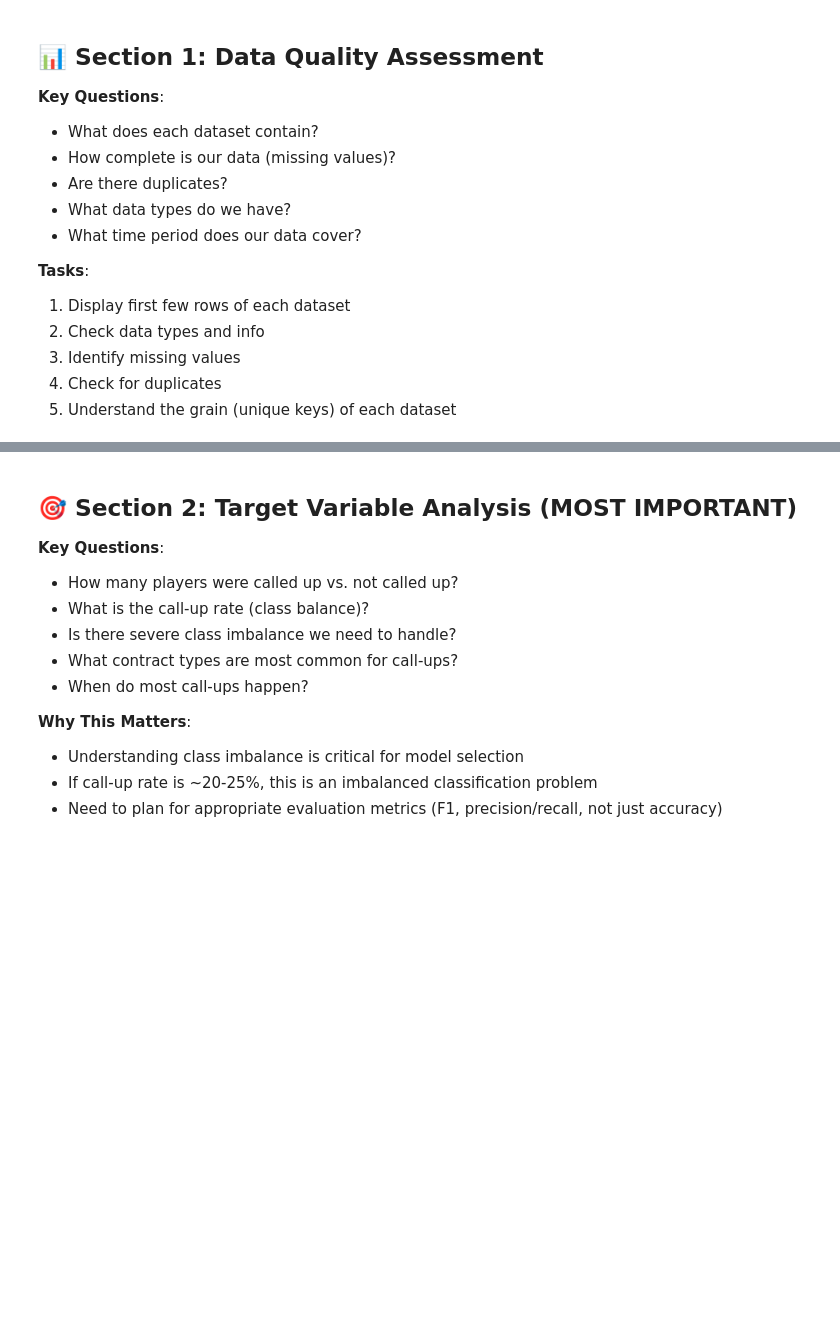
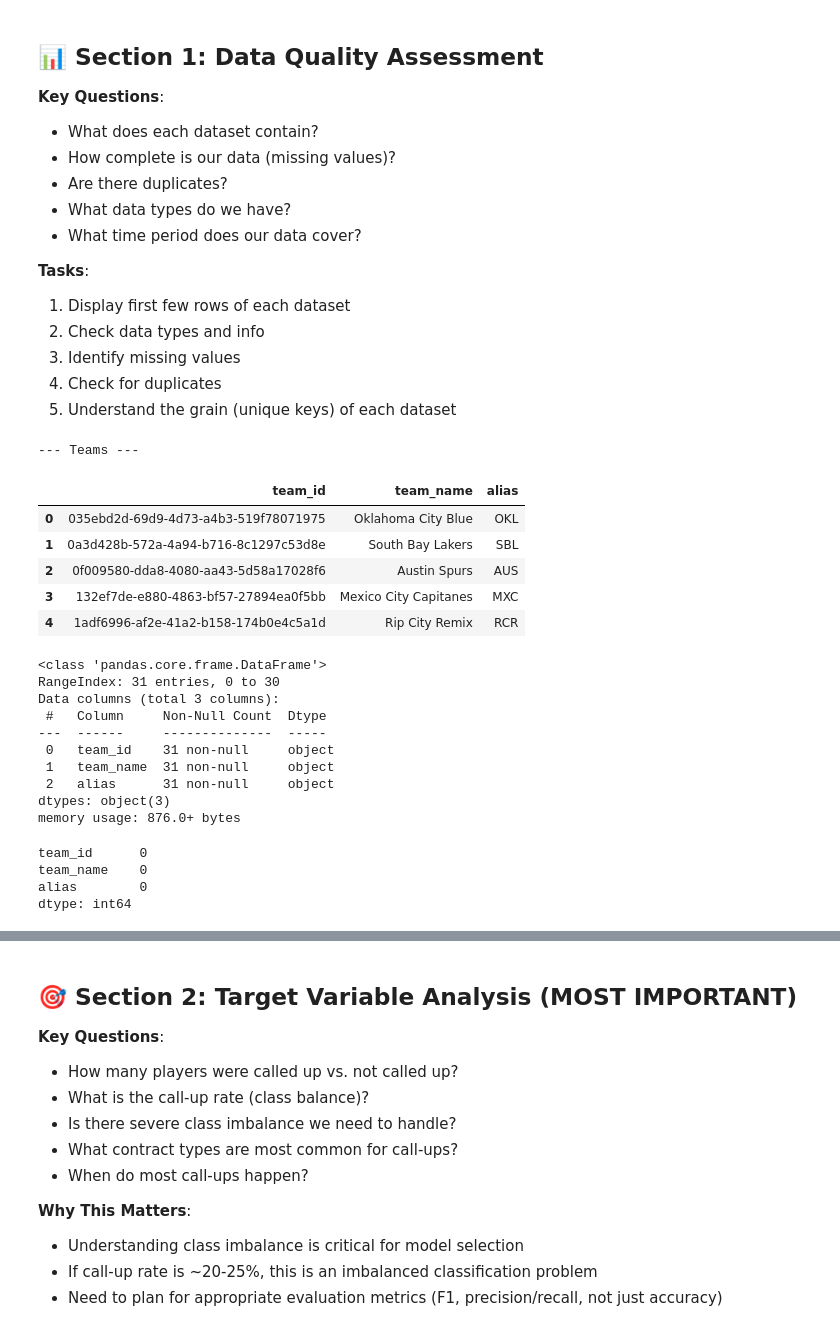
Before and after one commit to anirudh9280/Next-Up, a Jupyter notebook: eda.ipynb, the cells around one changed output, grey strips where cells are left out. Cells and saved outputs as stored; diff of their text form; code cells hidden in the pictures; blank space fills up the shorter version.

```diff
--- a/eda.ipynb
+++ b/eda.ipynb
@@ -85,5 +88,36 @@ Datasets loaded:
 # %%
 # TODO: Display first 5 rows of each dataset
 # TODO: Check info() for each dataset
 # TODO: Identify missing values with .isnull().sum()
 # TODO: Check for duplicates
+#1. Display first few rows of each data set:
+
+print("--- Teams ---")
+display(df_teams.head(5))
+#check data types and info()
+df_teams.info()
+df_teams.isnull().sum()
+
+#31 G-league team,
+# %% [output]
+--- Teams ---
+|  | team_id | team_name | alias |
+| 0 | 035ebd2d-69d9-4d73-a4b3-519f78071975 | Oklahoma City Blue | OKL |
+| 1 | 0a3d428b-572a-4a94-b716-8c1297c53d8e | South Bay Lakers | SBL |
+| 2 | 0f009580-dda8-4080-aa43-5d58a17028f6 | Austin Spurs | AUS |
+| 3 | 132ef7de-e880-4863-bf57-27894ea0f5bb | Mexico City Capitanes | MXC |
+| 4 | 1adf6996-af2e-41a2-b158-174b0e4c5a1d | Rip City Remix | RCR |
+<class 'pandas.core.frame.DataFrame'>
+RangeIndex: 31 entries, 0 to 30
+Data columns (total 3 columns):
+ #   Column     Non-Null Count  Dtype
+---  ------     --------------  -----
+ 0   team_id    31 non-null     object
+ 1   team_name  31 non-null     object
+ 2   alias      31 non-null     object
+dtypes: object(3)
+memory usage: 876.0+ bytes
+team_id      0
+team_name    0
+alias        0
+dtype: int64
```
Also changed, not shown: parts of 6 cells of this notebook, 1 other file.
